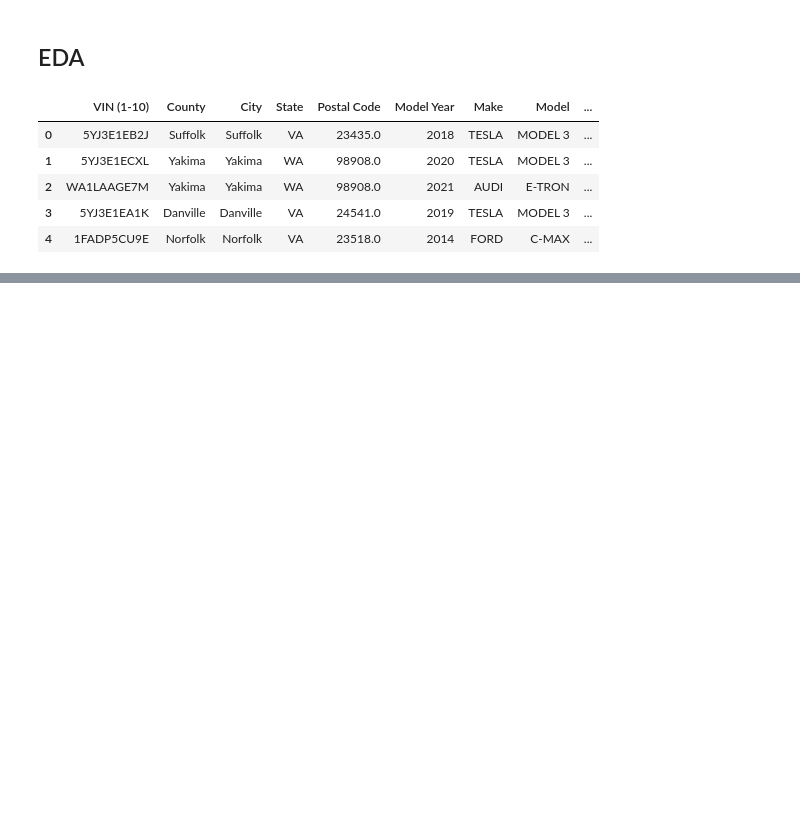
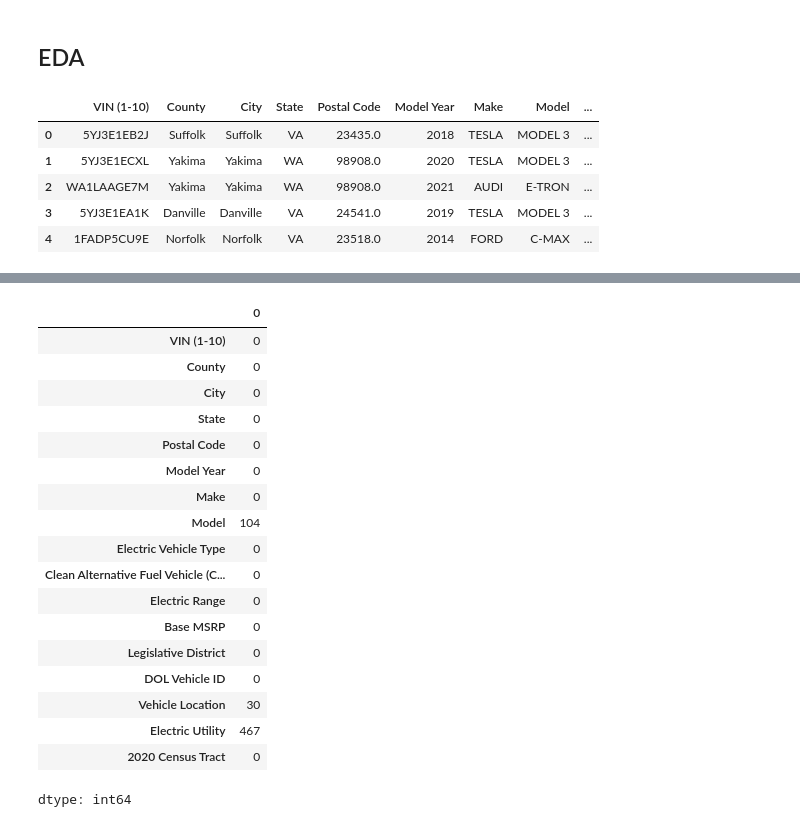
Before and after one commit to NinaFatehi/electrical-vehicle-data, a Jupyter notebook: EV.ipynb, the cells around one changed output, grey strips where cells are left out. Cells and saved outputs as stored; diff of their text form; code cells hidden in the pictures; blank space fills up the shorter version.

```diff
--- a/EV.ipynb
+++ b/EV.ipynb
@@ -62,0 +141,3 @@ df.head()
+# %%
+# Replace the remaining missing values by the median of the column
+df["Legislative District"].fillna(df["Legislative District"].median(), inplace=True)
@@ -62,0 +151,22 @@ df.head()
+# %%
+df.isna().sum()
+# %% [output]
+|  | 0 |
+| VIN (1-10) | 0 |
+| County | 0 |
+| City | 0 |
+| State | 0 |
+| Postal Code | 0 |
+| Model Year | 0 |
+| Make | 0 |
+| Model | 104 |
+| Electric Vehicle Type | 0 |
+| Clean Alternative Fuel Vehicle (C... | 0 |
+| Electric Range | 0 |
+| Base MSRP | 0 |
+| Legislative District | 0 |
+| DOL Vehicle ID | 0 |
+| Vehicle Location | 30 |
+| Electric Utility | 467 |
+| 2020 Census Tract | 0 |
+dtype: int64
```
Also changed, not shown: parts of 7 cells of this notebook.
